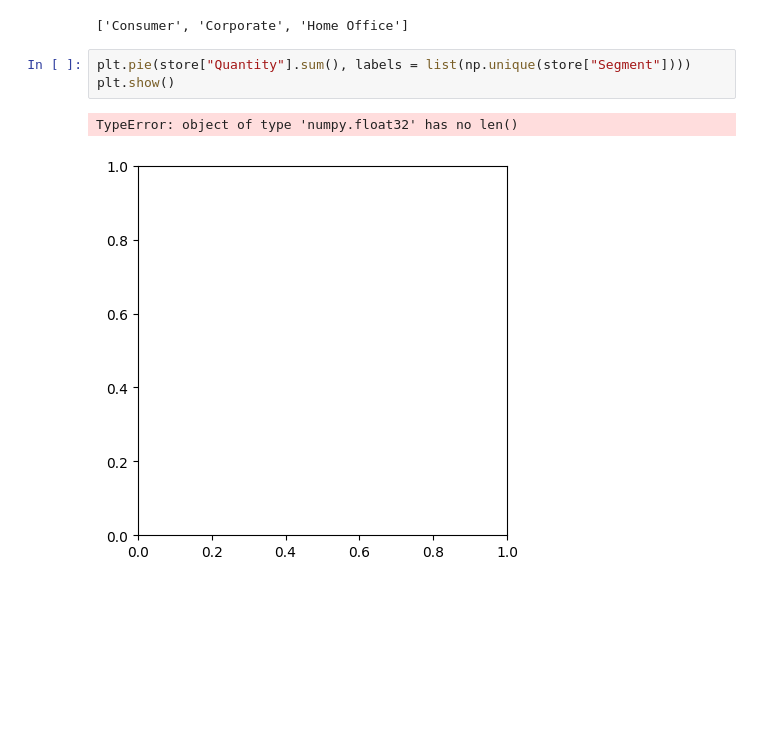
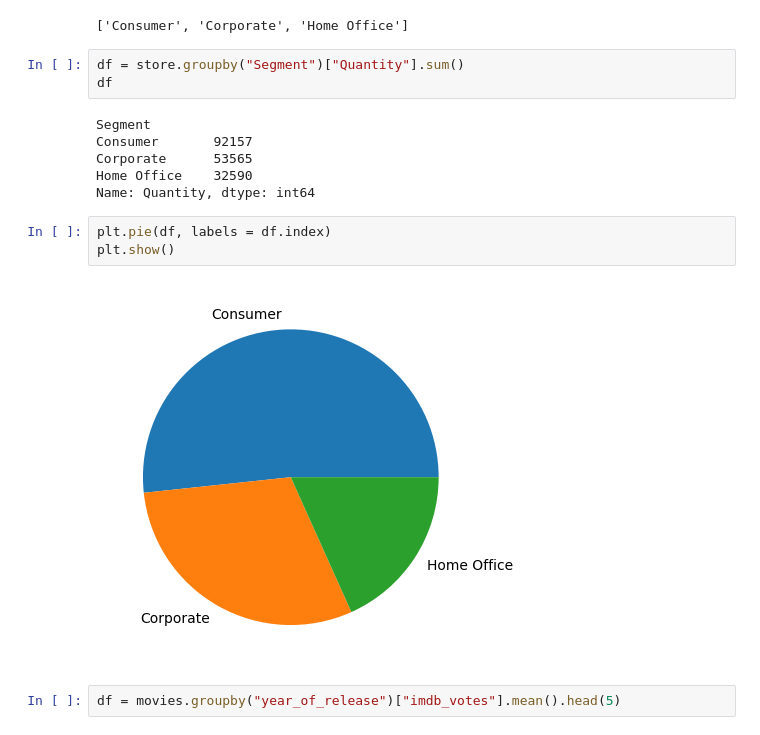
Before and after one commit to vaishnavipatel2805/Python_Libraries_Practice-, a Jupyter notebook: Matplotlib/Untitled.ipynb, the cells around one changed output. Saved outputs shown, nothing was run; the diff lists cells and outputs as text; blank space fills up the shorter version.

Commit message:
different ways to create plots in matplotlib

```diff
--- a/Matplotlib/Untitled.ipynb
+++ b/Matplotlib/Untitled.ipynb
@@ -309,8 +309,18 @@ list(np.unique(store["Segment"]))
 # %% [output]
 ['Consumer', 'Corporate', 'Home Office']
 # %%
-plt.pie(store["Quantity"].sum(), labels = list(np.unique(store["Segment"])))
-plt.show()
+df = store.groupby("Segment")["Quantity"].sum()
+df
 # %% [output]
-TypeError: object of type 'numpy.float32' has no len()
+Segment
+Consumer       92157
+Corporate      53565
+Home Office    32590
+Name: Quantity, dtype: int64
-[figure, removed]
+# %%
+plt.pie(df, labels = df.index)
+plt.show()
+# %% [output]
+[figure, added]
+# %%
+df = movies.groupby("year_of_release")["imdb_votes"].mean().head(5)
```
Also changed, not shown: parts of 21 cells of this notebook, 2 other files.
